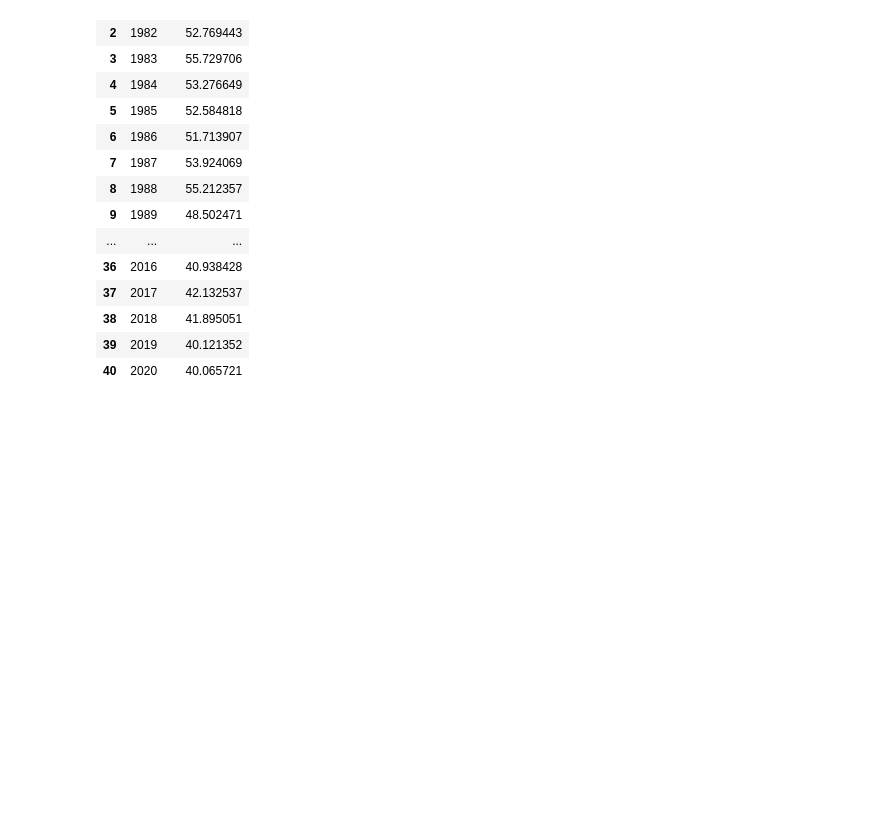
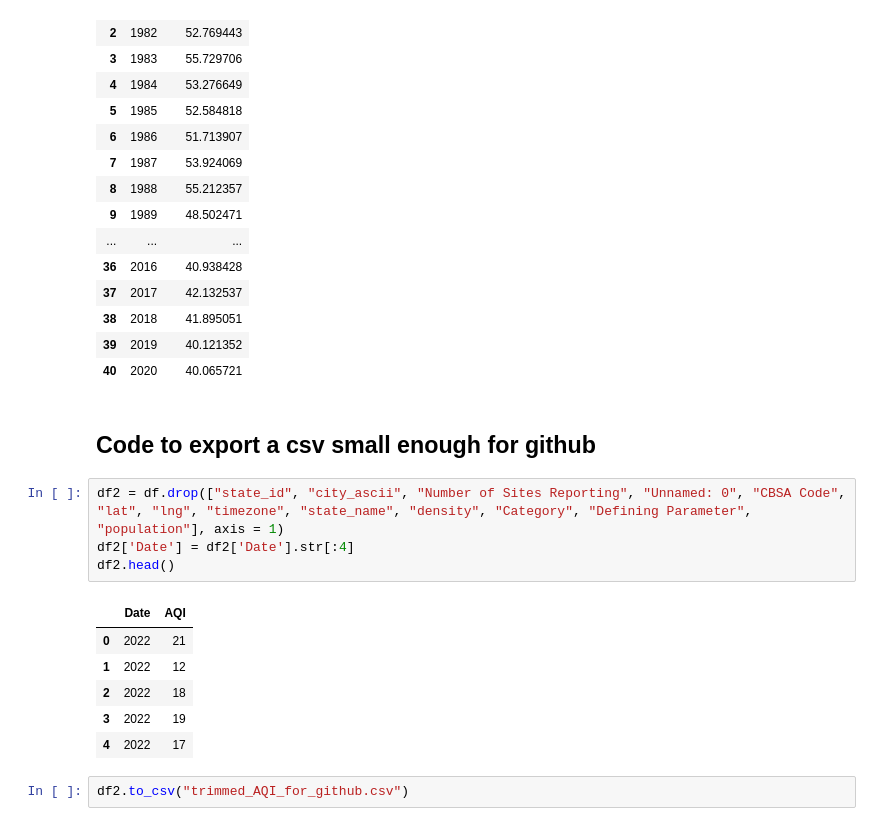
Before and after one commit to brandonC1234/AQI_extractor, a Jupyter notebook: AQI analyzer.ipynb, the cells around one changed output. Saved outputs shown, nothing was run; the diff lists cells and outputs as text; blank space fills up the shorter version.

```diff
--- a/AQI analyzer.ipynb
+++ b/AQI analyzer.ipynb
@@ -167,3 +158,18 @@ ouput
 | 38 | 2018 | 41.895051 |
 | 39 | 2019 | 40.121352 |
 | 40 | 2020 | 40.065721 |
+# %% [markdown]
+## Code to export a csv small enough for github
+# %%
+df2 = df.drop(["state_id", "city_ascii", "Number of Sites Reporting", "Unnamed: 0", "CBSA Code", "lat", "lng", "timezone", "state_name", "density", "Category", "Defining Parameter", "population"], axis = 1)
+df2['Date'] = df2['Date'].str[:4]
+df2.head()
+# %% [output]
+|  | Date | AQI |
+| 0 | 2022 | 21 |
+| 1 | 2022 | 12 |
+| 2 | 2022 | 18 |
+| 3 | 2022 | 19 |
+| 4 | 2022 | 17 |
+# %%
+df2.to_csv("trimmed_AQI_for_github.csv")
```
Also changed, not shown: parts of 10 cells of this notebook.
